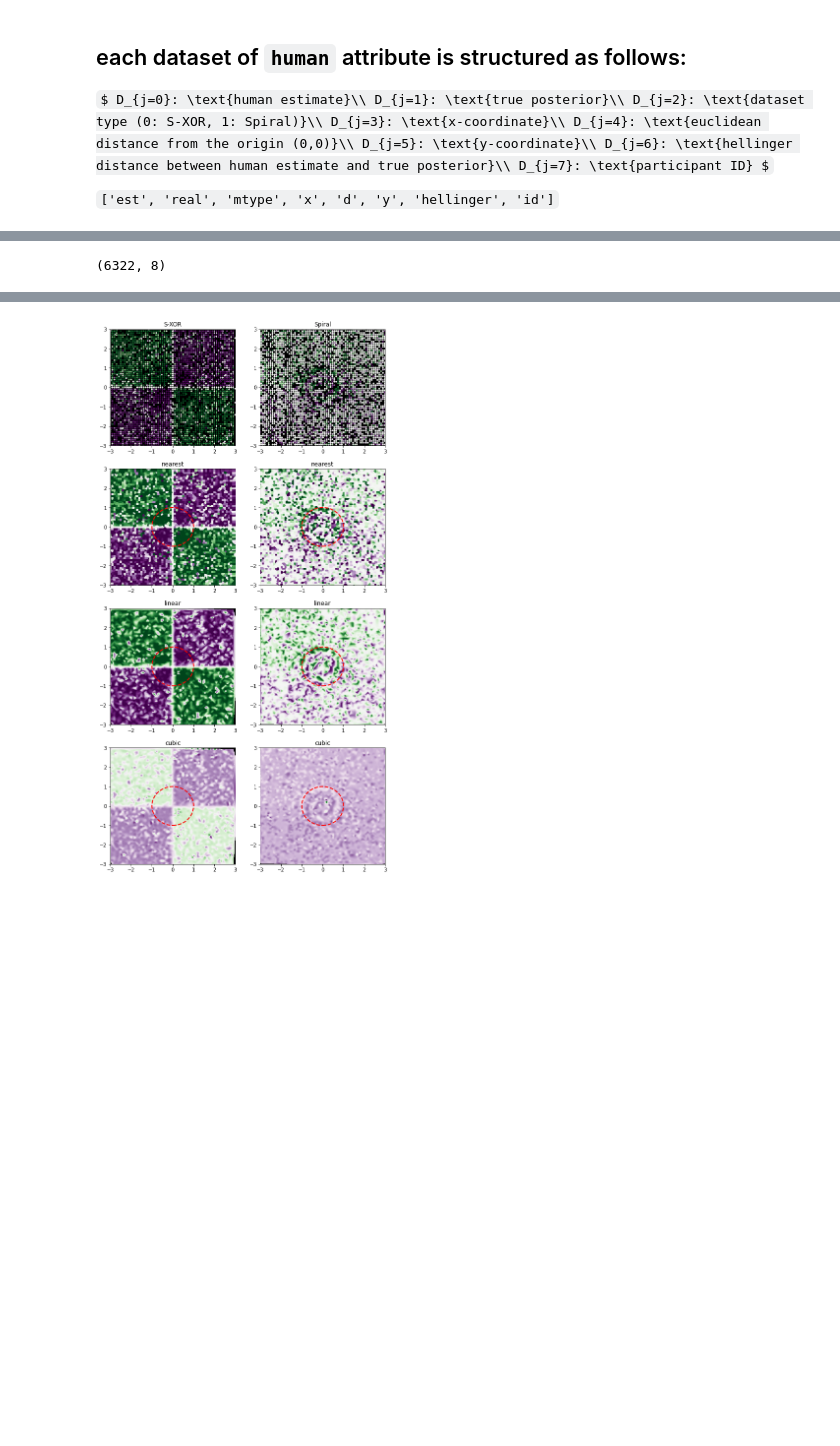
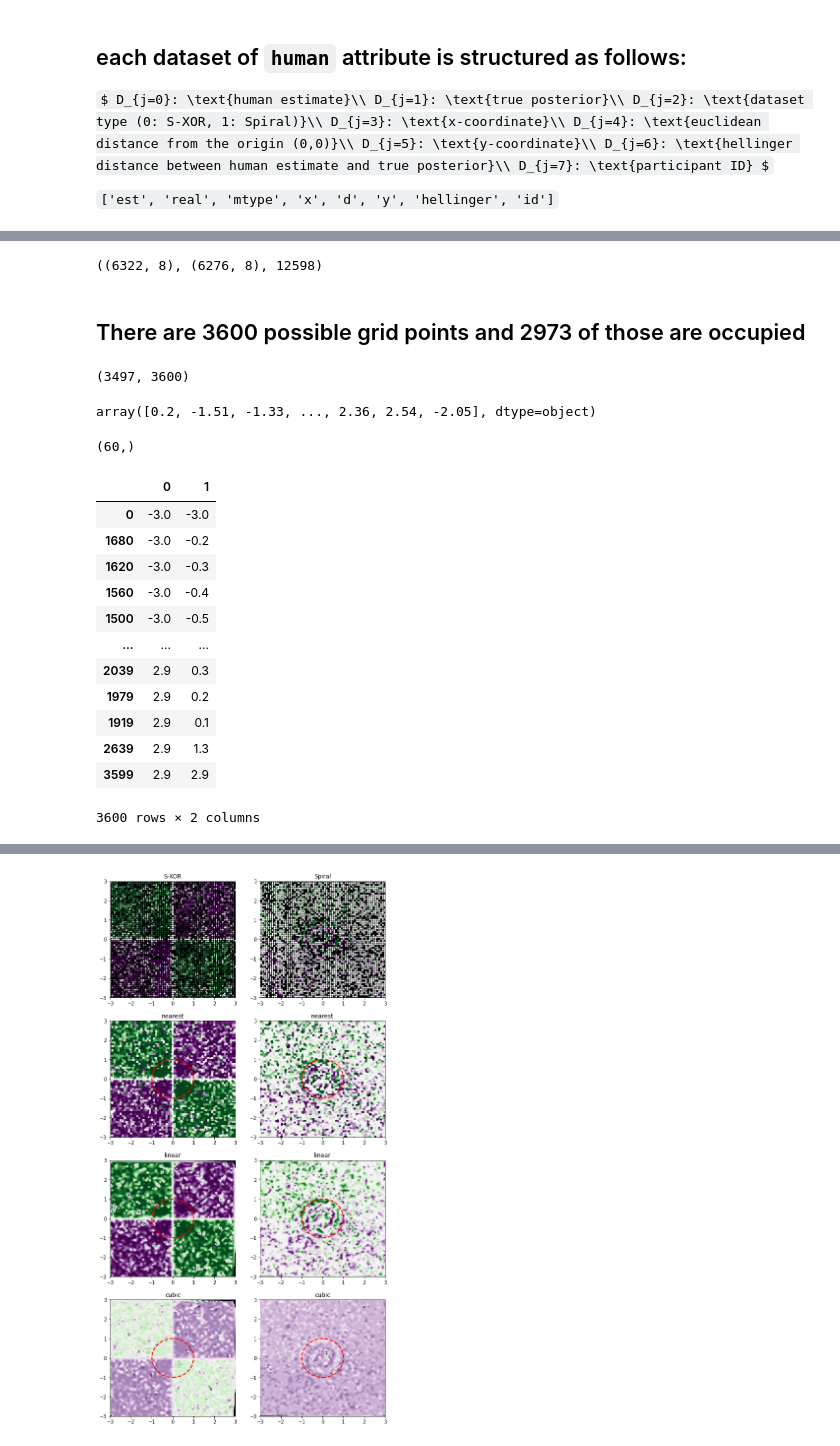
Before and after one commit to jshinm/inductive-bias-experiment, a Jupyter notebook: experiments/20210330_read_MTurk.ipynb, the cells around one changed output, grey strips where cells are left out. Saved outputs shown, nothing was run; the diff lists cells and outputs as text; code cells hidden in the pictures; some formulas as TeX source; blank space fills up the shorter version.

```diff
--- a/experiments/20210330_read_MTurk.ipynb
+++ b/experiments/20210330_read_MTurk.ipynb
@@ -30,3 +39,0 @@ print(ib.date)
-# %%
-# ib.load_human()
-ib.load_MTurk()
@@ -32,0 +42,2 @@ ib.load_MTurk()
+# %%
+ib.load_MTurk(verbose=True)
@@ -44,4 +65,40 @@ $ D_{j=0}: \text{human estimate}\\ D_{j=1}: \text{true posterior}\\ D_{j=2}: \te
+# %%
+ib.human[0].shape, ib.human[1].shape, ib.human[0].shape[0] + ib.human[1].shape[0]
+# %% [output]
+((6322, 8), (6276, 8), 12598)
+# %% [markdown]
+## There are 3600 possible grid points and 2973 of those are occupied
+# %%
+a = np.column_stack([ib.human[0][:,3], ib.human[0][:,5]]).astype(float).round(2)
+b = ib.generate_mask(rng=3, h=0.1)#.round(2)
+
+a = pd.DataFrame(a).drop_duplicates()
+b = pd.DataFrame(b).drop_duplicates()
+
+a.shape[0], b.shape[0]
+# %% [output]
+(3497, 3600)
 # %%
-ib.human[0].shape
+ib.human[0][:,3]
 # %% [output]
-(6322, 8)
+array([0.2, -1.51, -1.33, ..., 2.36, 2.54, -2.05], dtype=object)
+# %%
+np.arange(-3,3,0.1).shape
+# %% [output]
+(60,)
+# %%
+b.sort_values(by=0)
+# %% [output]
+|  | 0 | 1 |
+| 0 | -3.0 | -3.0 |
+| 1680 | -3.0 | -0.2 |
+| 1620 | -3.0 | -0.3 |
+| 1560 | -3.0 | -0.4 |
+| 1500 | -3.0 | -0.5 |
+| ... | ... | ... |
+| 2039 | 2.9 | 0.3 |
+| 1979 | 2.9 | 0.2 |
+| 1919 | 2.9 | 0.1 |
+| 2639 | 2.9 | 1.3 |
+| 3599 | 2.9 | 2.9 |
+3600 rows × 2 columns
```
Also changed, not shown: parts of 37 cells of this notebook, 11 other files.
